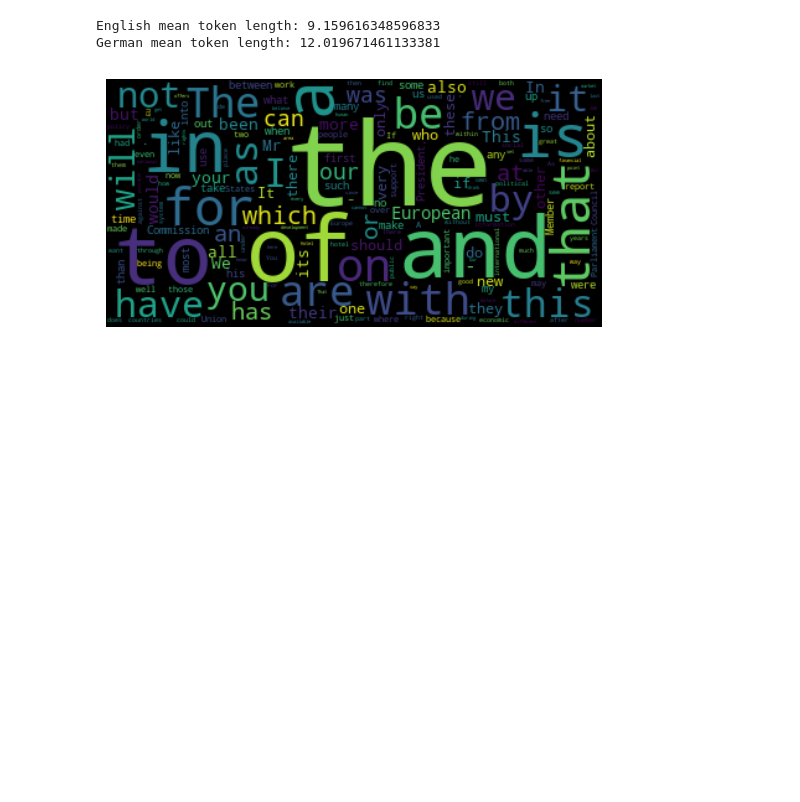
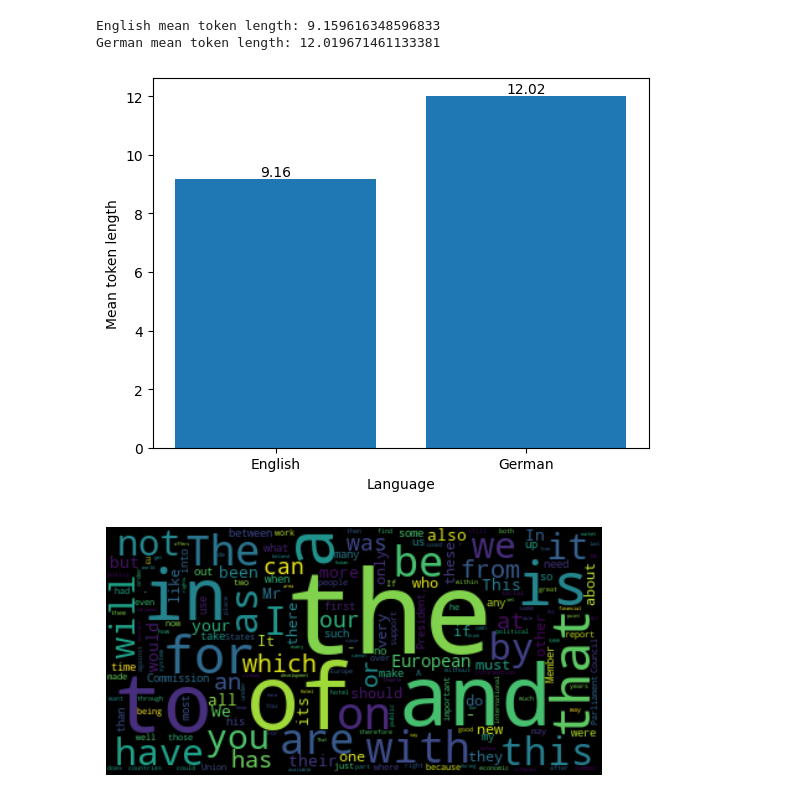
Before and after one commit to aflah02/DL_Assignments, a Jupyter notebook: Assignment_3/Task_2/visualization.ipynb, the cells around one changed output. Cells and saved outputs as stored; diff of their text form; code cells hidden in the pictures; blank space fills up the shorter version.

```diff
--- a/Assignment_3/Task_2/visualization.ipynb
+++ b/Assignment_3/Task_2/visualization.ipynb
@@ -69,6 +85,15 @@ print(f'German mean token length: {de_lengths.mean()}')
 # %% [output]
 English mean token length: 9.159616348596833
 German mean token length: 12.019671461133381
+# %%
+plt.bar(['English', 'German'], [en_lengths.mean(), de_lengths.mean()])
+plt.xlabel('Language')
+plt.ylabel('Mean token length')
+plt.text(0, en_lengths.mean(), f'{en_lengths.mean():.2f}', ha='center', va='bottom')
+plt.text(1, de_lengths.mean(), f'{de_lengths.mean():.2f}', ha='center', va='bottom')
+plt.show()
+# %% [output]
+[figure, added]
 # %%
 # Word cloud
 from wordcloud import WordCloud
```
Also changed, not shown: parts of 2 cells of this notebook, 2 other files.
